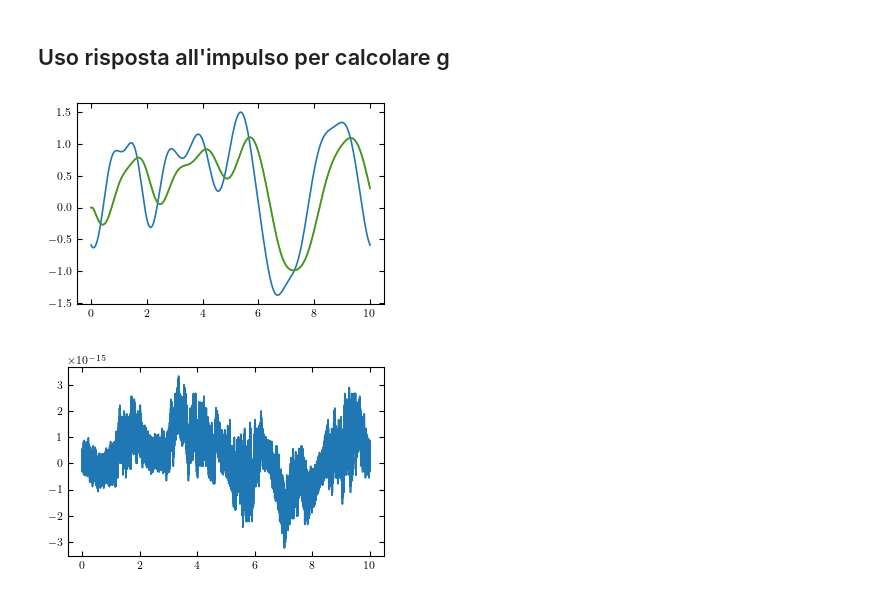
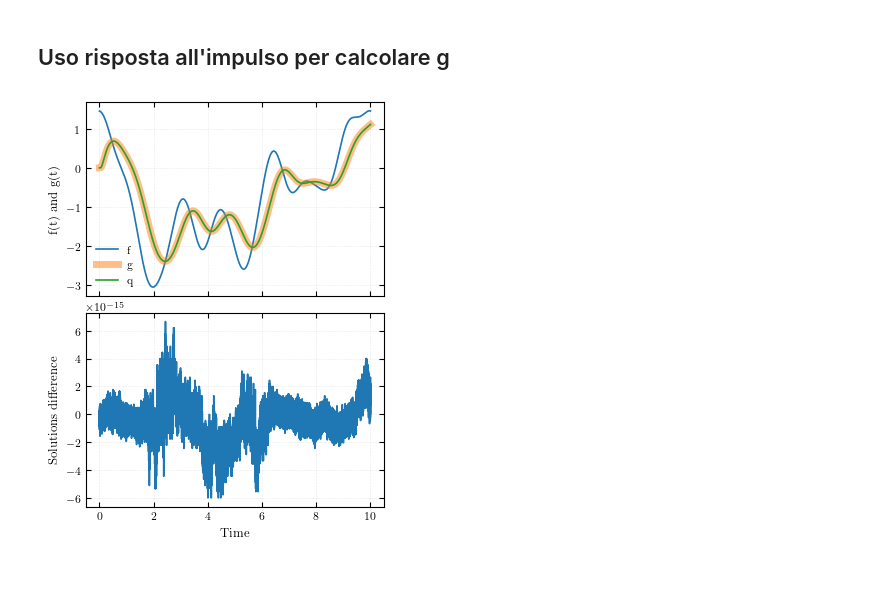
Before and after one commit to Sparisi01/RPM_implementation, a Jupyter notebook: test_risposta_impulso.ipynb, the cells around one changed output. Cells and saved outputs as stored; diff of their text form; code cells hidden in the pictures.

```diff
--- a/test_risposta_impulso.ipynb
+++ b/test_risposta_impulso.ipynb
@@ -139,25 +139,35 @@ plt.savefig("assets/trascendi_mident_equation.pdf")
 # %%
 from src.functions_generator import FunctionsGenerator
 
 generator = FunctionsGenerator(solver.t_array, l = solver.Tf/20, sigma = 1)
 
 impulse_response = solver.impulse_response()[-1,:]
 
 f = generator.generate_from_white_noise()
 g = solver.solve_from_impulse_response(f,impulse_response)
 q = solver.solve(f)[-1,:]
 
-plt.plot(solver.t_array, f)
-plt.plot(solver.t_array, g)
-plt.plot(solver.t_array, q)
+fig, axes = plt.subplots(2,1,figsize=(3.4, 4.4), sharex=True)
 
+axes[0].plot(solver.t_array, f, label="f")
+axes[0].plot(solver.t_array, g, label="g", lw=5, alpha=0.5)
+axes[0].plot(solver.t_array, q, label="q")
+axes[0].set_ylabel("f(t) and g(t)")
+
+axes[0].legend()
+
+axes[0].grid()
+axes[1].grid()
+
+axes[1].plot(solver.t_array,(q-g))
+
+axes[1].set_ylabel("Solutions difference")
+axes[1].set_xlabel("Time")
+
+plt.savefig("assets/risposta_impulso_vs_crank.pdf")
 plt.show()
-
-plt.plot(solver.t_array,(q-g))
-plt.show()
 # %% [output]
-[figure, old version]
+[figure, new version]
-[figure, removed]
 # %%
 f_test = np.random.randn(nt)
 
```
Also changed, not shown: parts of 1 cell of this notebook, 9 other files.
